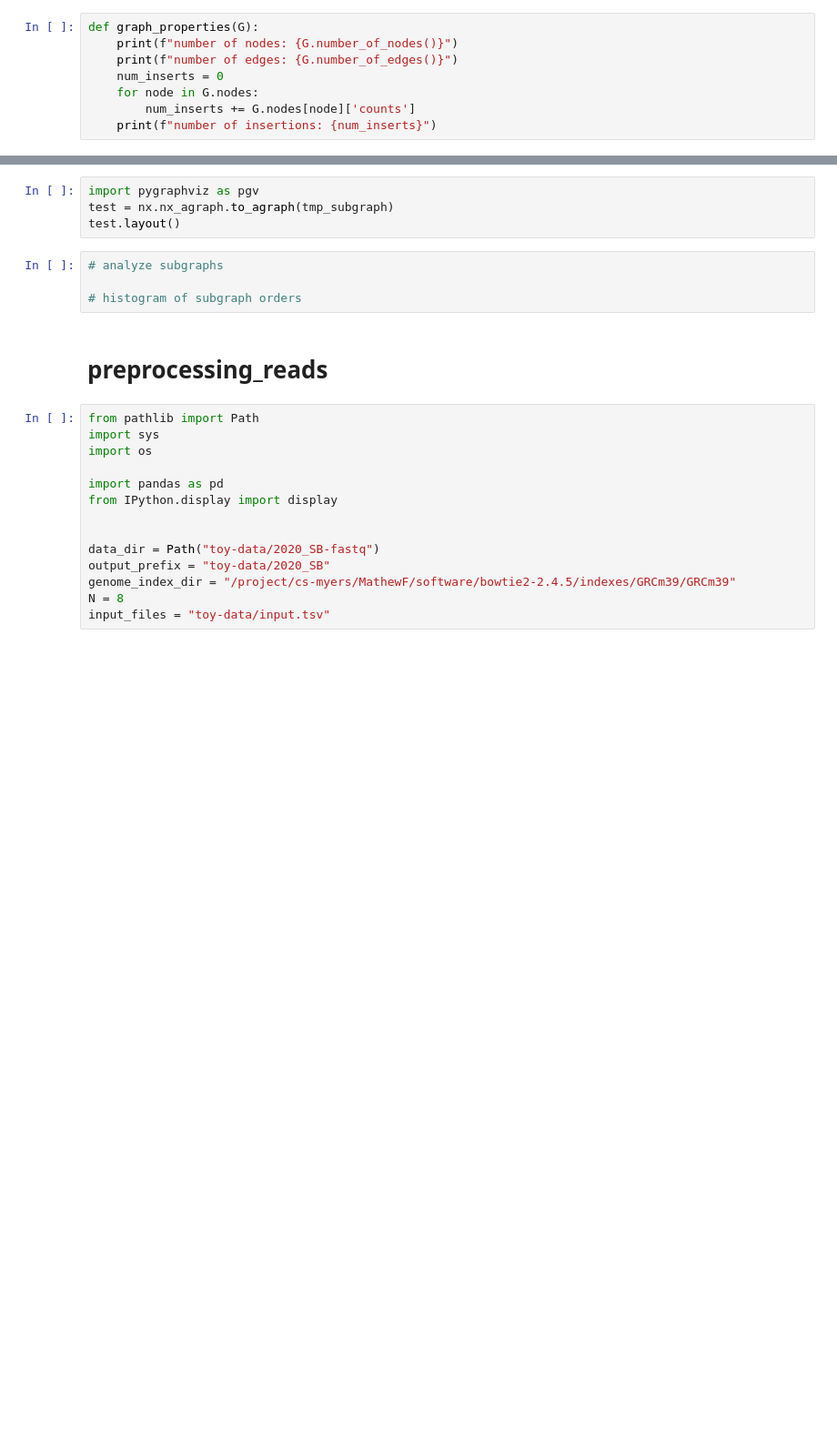
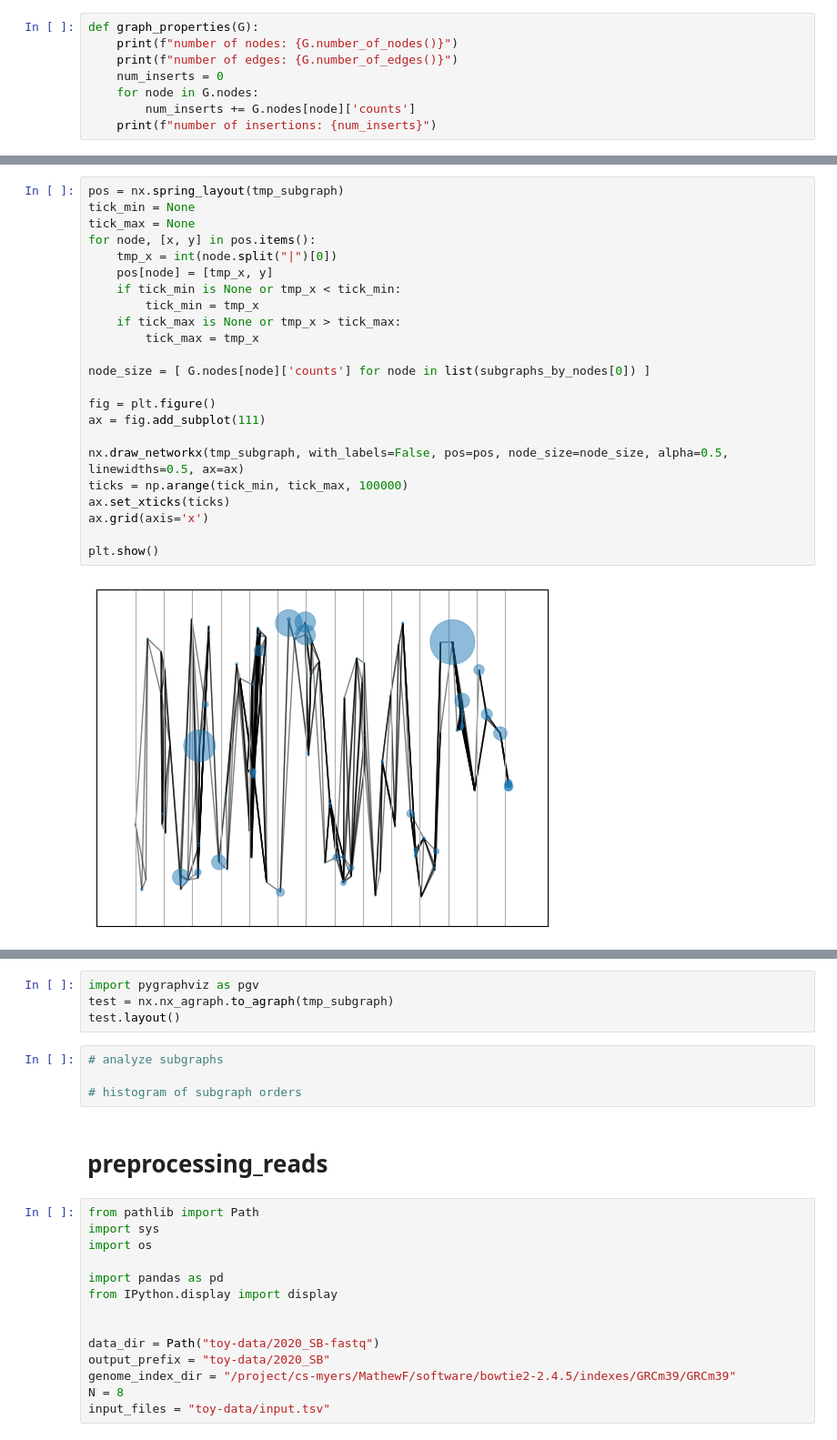
Before and after one commit to RogersLabGroup/NetCIS, a Jupyter notebook: testing.ipynb, the cells around one changed output, grey strips where cells are left out. Shown at 91% size. Cells and saved outputs as stored; diff of their text form; blank space fills up the shorter version.

```diff
--- a/testing.ipynb
+++ b/testing.ipynb
@@ -1345,3 +1370,28 @@ tmp_subgraph = G.subgraph(subgraphs_by_nodes[0])
+# %%
+pos = nx.spring_layout(tmp_subgraph)
+tick_min = None
+tick_max = None
+for node, [x, y] in pos.items():
+    tmp_x = int(node.split("|")[0])
+    pos[node] = [tmp_x, y]
+    if tick_min is None or tmp_x < tick_min:
+        tick_min = tmp_x
+    if tick_max is None or tmp_x > tick_max:
+        tick_max = tmp_x
+
+node_size = [ G.nodes[node]['counts'] for node in list(subgraphs_by_nodes[0]) ]
+
+fig = plt.figure()
+ax = fig.add_subplot(111)
+
+nx.draw_networkx(tmp_subgraph, with_labels=False, pos=pos, node_size=node_size, alpha=0.5, linewidths=0.5, ax=ax)
+ticks = np.arange(tick_min, tick_max, 100000)
+ax.set_xticks(ticks)
+ax.grid(axis='x')
+
+plt.show()
+# %% [output]
+[figure, added]
 # %%
 # https://networkx.org/documentation/stable/reference/generated/networkx.drawing.nx_pylab.draw_networkx.html
 pos = nx.kamada_kawai_layout(tmp_subgraph)
```
Also changed, not shown: parts of 10 cells of this notebook, 2 other files.
